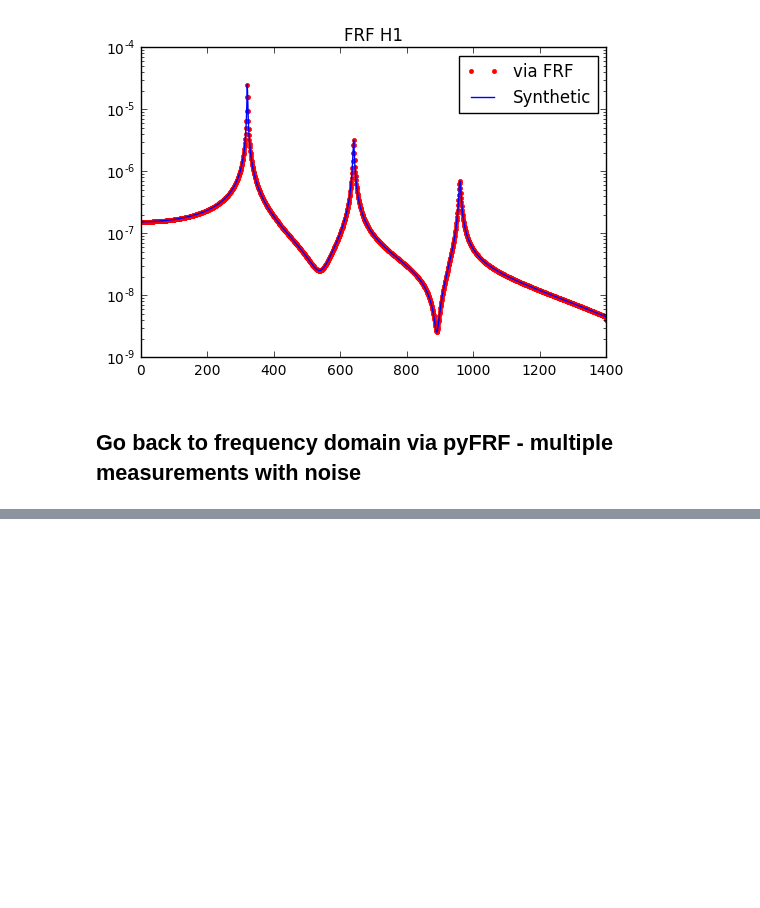
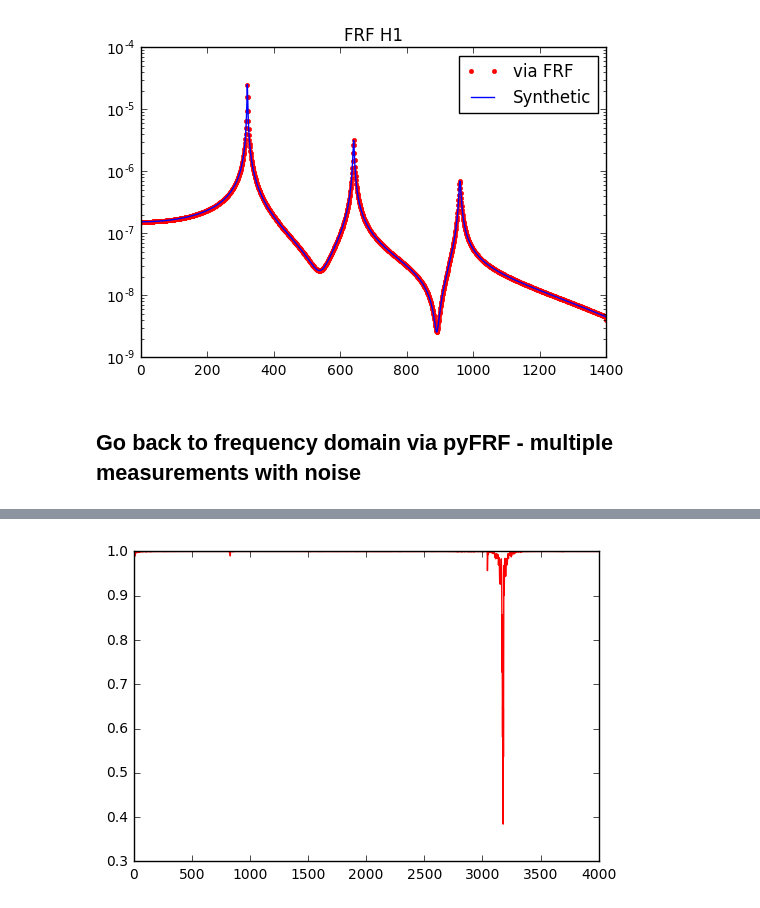
Before and after one commit to ladisk/pyFRF, a Jupyter notebook: Showcase pyFRF.ipynb, the cells around one changed output, grey strips where cells are left out. Drawn from its saved outputs; the diff is of its cells as text; code cells hidden in the pictures; blank space fills up the shorter version.

```diff
--- a/Showcase pyFRF.ipynb
+++ b/Showcase pyFRF.ipynb
@@ -106,0 +150,4 @@ plt.plot(frf.get_f_axis(), frf.get_coherence(), 'r.');
+# %%
+plt.plot(frf_meas.get_f_axis()[:plot_up_to], frf_meas.get_coherence()[:plot_up_to], 'r');
+# %% [output]
+[figure, added]
```
Also changed, not shown: parts of 10 cells of this notebook.
